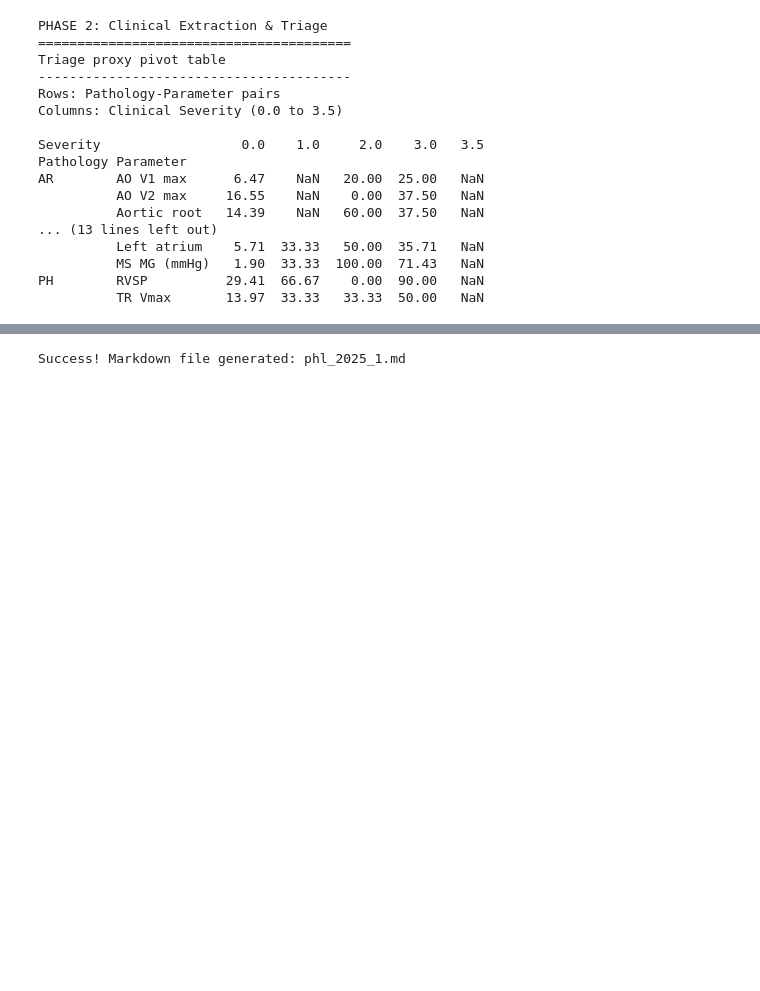
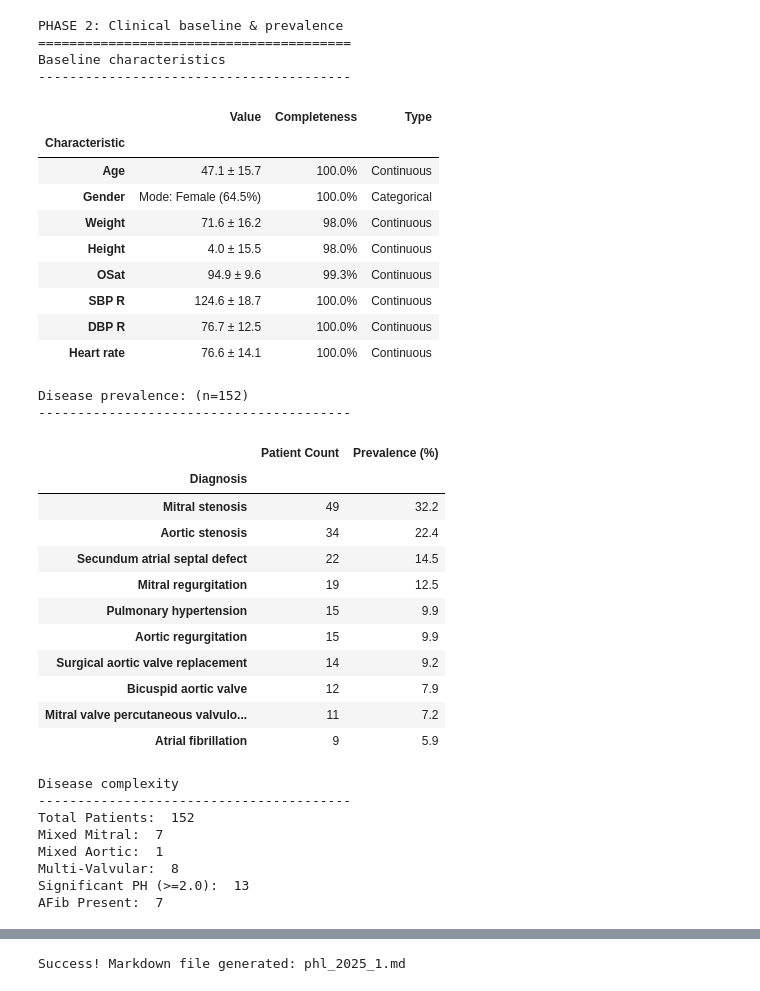
Before and after one commit to enrodri/phl_2025, a Jupyter notebook: phl_2025_1.ipynb, the cells around one changed output, grey strips where cells are left out. Drawn from its saved outputs; the diff is of its cells as text; code cells hidden in the pictures; blank space fills up the shorter version.

```diff
--- a/phl_2025_1.ipynb
+++ b/phl_2025_1.ipynb
@@ -747,31 +894,52 @@ All medications list generated: all_medications_report.csv.
 # %%
-print(f"PHASE 2: Clinical Extraction & Triage\n{'='*40}")
-extractor = Extractor(df, config)
-df = extractor.transform()
-df = extractor.disease_profiler()
+# PHASE 2: Clinical Baseline & Prevalence
+# ==========================================
+print(f"PHASE 2: Clinical baseline & prevalence\n{'='*40}")
+extractor.baseline()
+extractor.disease_profiler()
 
-# Sync Auditor and Print Full Triage Matrix
-auditor.df = df
-triage_matrix = auditor.echo_missingness()
+print(f"\nDisease prevalence: (n={len(df)})\n" + '-'*40)
+prevalence = extractor.diagnoses_prevalence()
+display(prevalence.head(10))
 
-with pd.option_context('display.max_rows', None, 'display.max_columns', None):
-    print(triage_matrix)
+print("\nDisease complexity\n" + '-'*40)
+for key, value in extractor.complexity_stats.items():
+    print(f"{key}:  {value}")
 # %% [output]
-PHASE 2: Clinical Extraction & Triage
+PHASE 2: Clinical baseline & prevalence
 ========================================
-Triage proxy pivot table
+Baseline characteristics
 ----------------------------------------
-Rows: Pathology-Parameter pairs
-Columns: Clinical Severity (0.0 to 3.5)
-
-Severity                  0.0    1.0     2.0    3.0   3.5
-Pathology Parameter
-AR        AO V1 max      6.47    NaN   20.00  25.00   NaN
-          AO V2 max     16.55    NaN    0.00  37.50   NaN
-          Aortic root   14.39    NaN   60.00  37.50   NaN
-... (13 lines left out)
-          Left atrium    5.71  33.33   50.00  35.71   NaN
-          MS MG (mmHg)   1.90  33.33  100.00  71.43   NaN
-PH        RVSP          29.41  66.67    0.00  90.00   NaN
-          TR Vmax       13.97  33.33   33.33  50.00   NaN
+|  | Value | Completeness | Type |
+| Characteristic |  |  |  |
+| Age | 47.1 ± 15.7 | 100.0% | Continuous |
+| Gender | Mode: Female (64.5%) | 100.0% | Categorical |
+| Weight | 71.6 ± 16.2 | 98.0% | Continuous |
+| Height | 4.0 ± 15.5 | 98.0% | Continuous |
+| OSat | 94.9 ± 9.6 | 99.3% | Continuous |
+| SBP R | 124.6 ± 18.7 | 100.0% | Continuous |
+| DBP R | 76.7 ± 12.5 | 100.0% | Continuous |
+| Heart rate | 76.6 ± 14.1 | 100.0% | Continuous |
+Disease prevalence: (n=152)
+----------------------------------------
+|  | Patient Count | Prevalence (%) |
+| Diagnosis |  |  |
+| Mitral stenosis | 49 | 32.2 |
+| Aortic stenosis | 34 | 22.4 |
+| Secundum atrial septal defect | 22 | 14.5 |
+| Mitral regurgitation | 19 | 12.5 |
+| Pulmonary hypertension | 15 | 9.9 |
+| Aortic regurgitation | 15 | 9.9 |
+| Surgical aortic valve replacement | 14 | 9.2 |
+| Bicuspid aortic valve | 12 | 7.9 |
+| Mitral valve percutaneous valvulo... | 11 | 7.2 |
+| Atrial fibrillation | 9 | 5.9 |
+Disease complexity
+----------------------------------------
+Total Patients:  152
+Mixed Mitral:  7
+Mixed Aortic:  1
+Multi-Valvular:  8
+Significant PH (>=2.0):  13
+AFib Present:  7
 # %%
```
Also changed, not shown: parts of 12 cells of this notebook, 16 other files.
